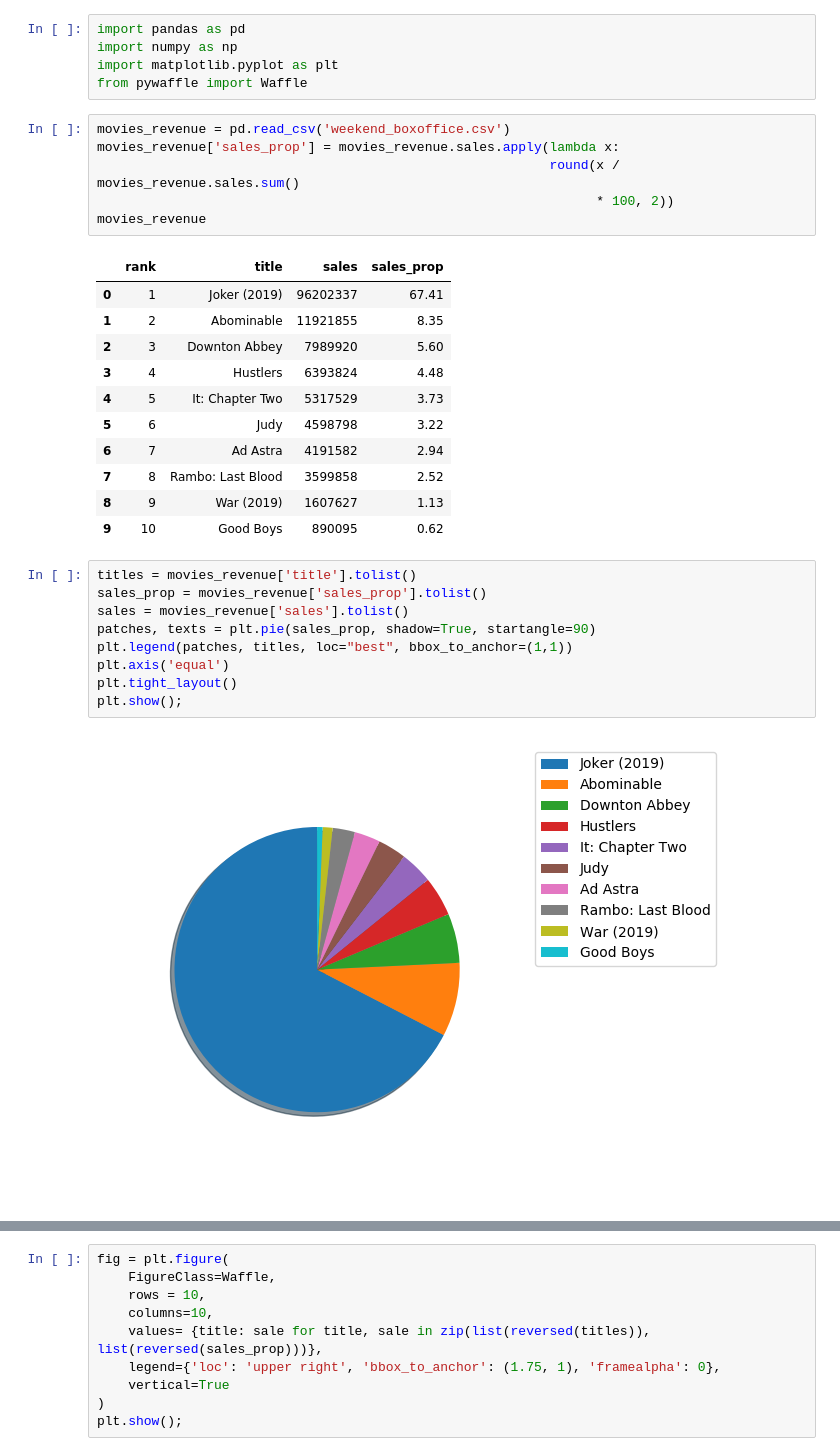
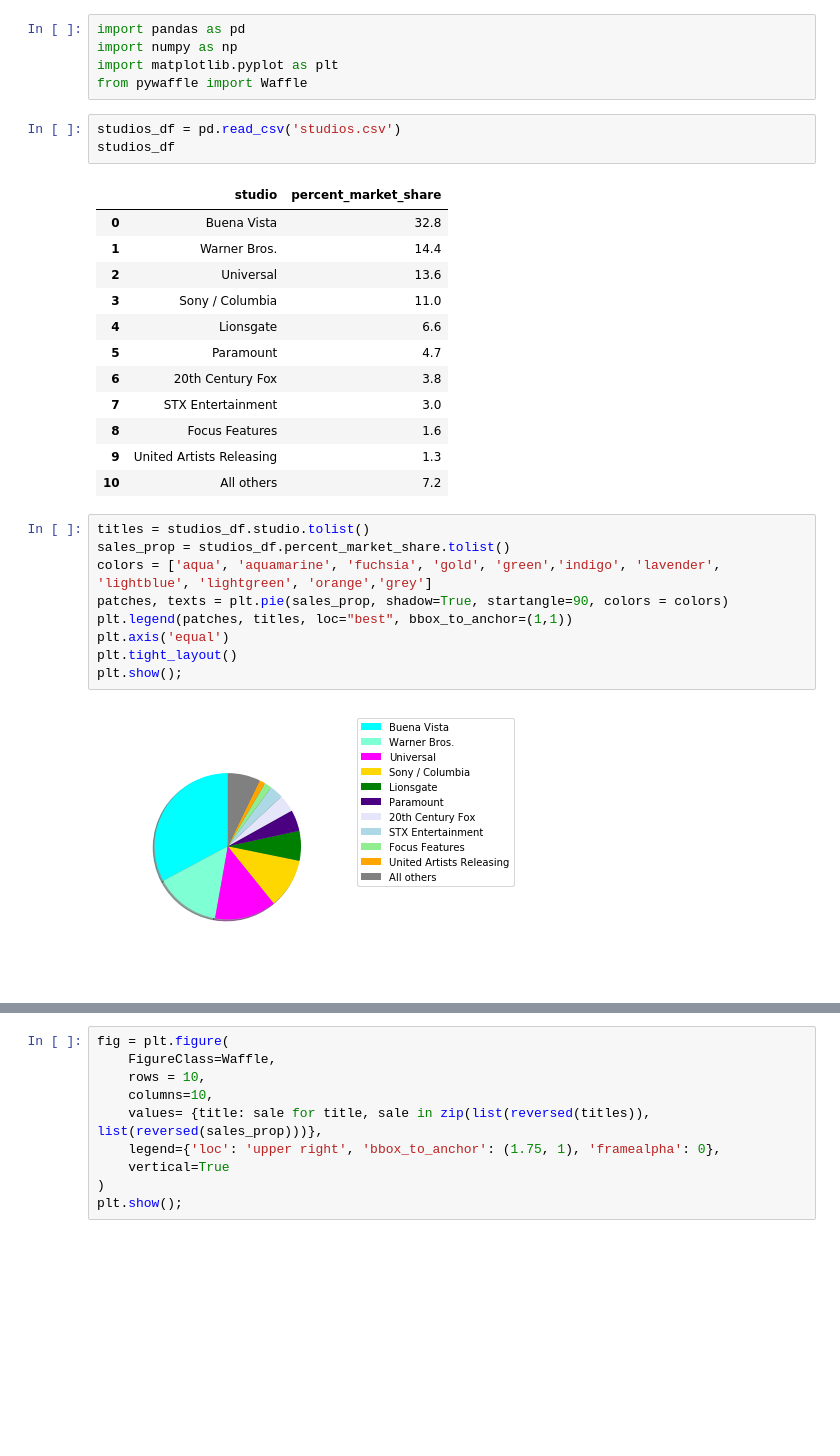
Before and after one commit to jnawjux/pie_chart_alternatives_sample, a Jupyter notebook: pie_chart_alternatives.ipynb, the cells around one changed output, grey strips where cells are left out. Drawn from its saved outputs; the diff is of its cells as text; blank space fills up the shorter version.

Commit message:
Import new CSV and run new charts with it

```diff
--- a/pie_chart_alternatives.ipynb
+++ b/pie_chart_alternatives.ipynb
@@ -3,33 +3,31 @@ import pandas as pd
 import numpy as np
 import matplotlib.pyplot as plt
 from pywaffle import Waffle
-# %%
-movies_revenue = pd.read_csv('weekend_boxoffice.csv')
-movies_revenue['sales_prop'] = movies_revenue.sales.apply(lambda x:
-                                                          round(x / movies_revenue.sales.sum()
-                                                                * 100, 2))
-movies_revenue
-# %% [output]
-|  | rank | title | sales | sales_prop |
-| 0 | 1 | Joker (2019) | 96202337 | 67.41 |
-| 1 | 2 | Abominable | 11921855 | 8.35 |
-| 2 | 3 | Downton Abbey | 7989920 | 5.60 |
-| 3 | 4 | Hustlers | 6393824 | 4.48 |
-| 4 | 5 | It: Chapter Two | 5317529 | 3.73 |
-| 5 | 6 | Judy | 4598798 | 3.22 |
-| 6 | 7 | Ad Astra | 4191582 | 2.94 |
-| 7 | 8 | Rambo: Last Blood | 3599858 | 2.52 |
-| 8 | 9 | War (2019) | 1607627 | 1.13 |
-| 9 | 10 | Good Boys | 890095 | 0.62 |
+# %%
+studios_df = pd.read_csv('studios.csv')
+studios_df
+# %% [output]
+|  | studio | percent_market_share |
+| 0 | Buena Vista | 32.8 |
+| 1 | Warner Bros. | 14.4 |
+| 2 | Universal | 13.6 |
+| 3 | Sony / Columbia | 11.0 |
+| 4 | Lionsgate | 6.6 |
+| 5 | Paramount | 4.7 |
+| 6 | 20th Century Fox | 3.8 |
+| 7 | STX Entertainment | 3.0 |
+| 8 | Focus Features | 1.6 |
+| 9 | United Artists Releasing | 1.3 |
+| 10 | All others | 7.2 |
 # %%
-titles = movies_revenue['title'].tolist()
-sales_prop = movies_revenue['sales_prop'].tolist()
-sales = movies_revenue['sales'].tolist()
-patches, texts = plt.pie(sales_prop, shadow=True, startangle=90)
+titles = studios_df.studio.tolist()
+sales_prop = studios_df.percent_market_share.tolist()
+colors = ['aqua', 'aquamarine', 'fuchsia', 'gold', 'green','indigo', 'lavender', 'lightblue', 'lightgreen', 'orange','grey']
+patches, texts = plt.pie(sales_prop, shadow=True, startangle=90, colors = colors)
 plt.legend(patches, titles, loc="best", bbox_to_anchor=(1,1))
 plt.axis('equal')
 plt.tight_layout()
 plt.show();
 # %% [output]
-[figure, old version]
+[figure, new version]
 # %%
```
Also changed, not shown: parts of 1 cell of this notebook.
